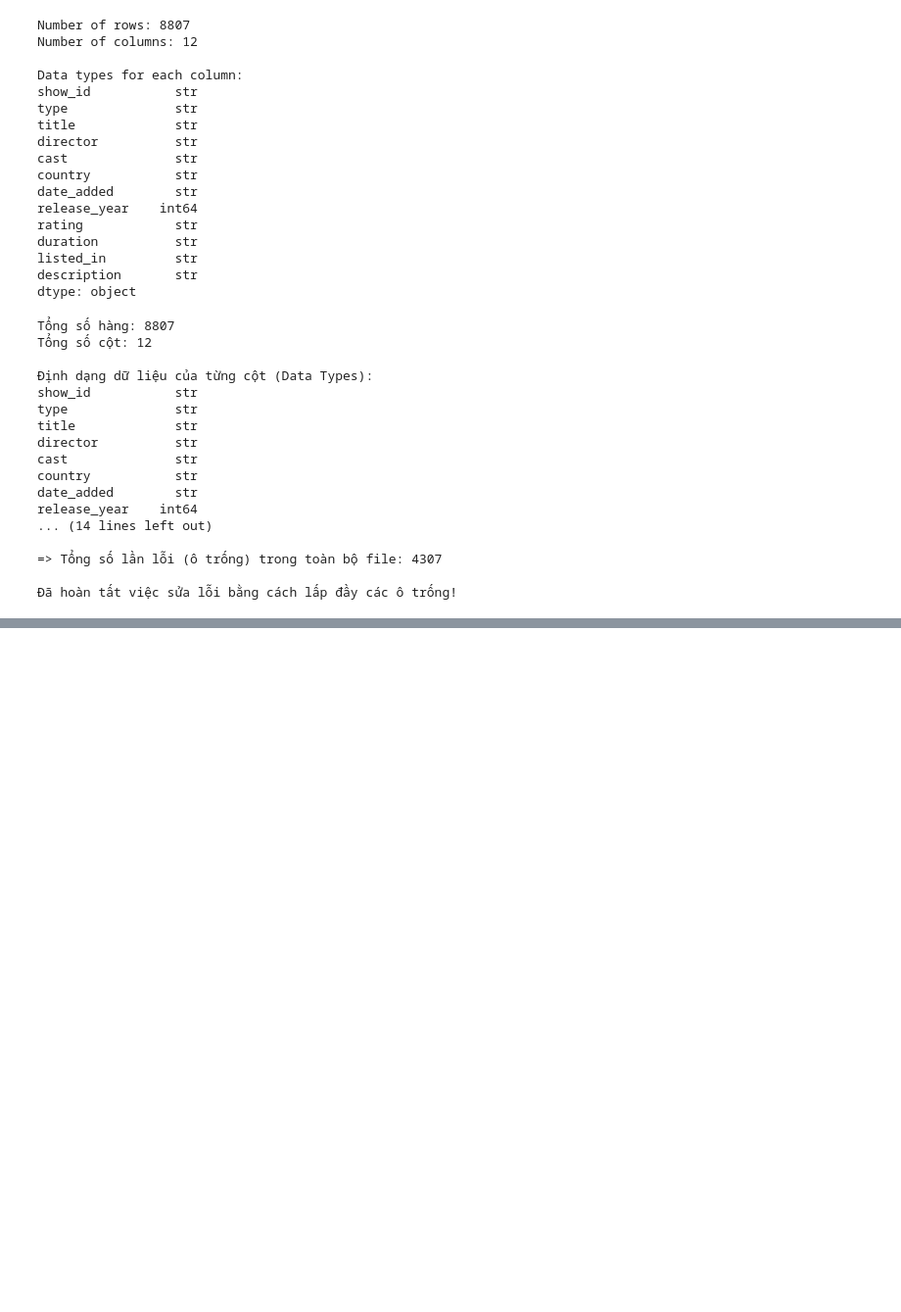
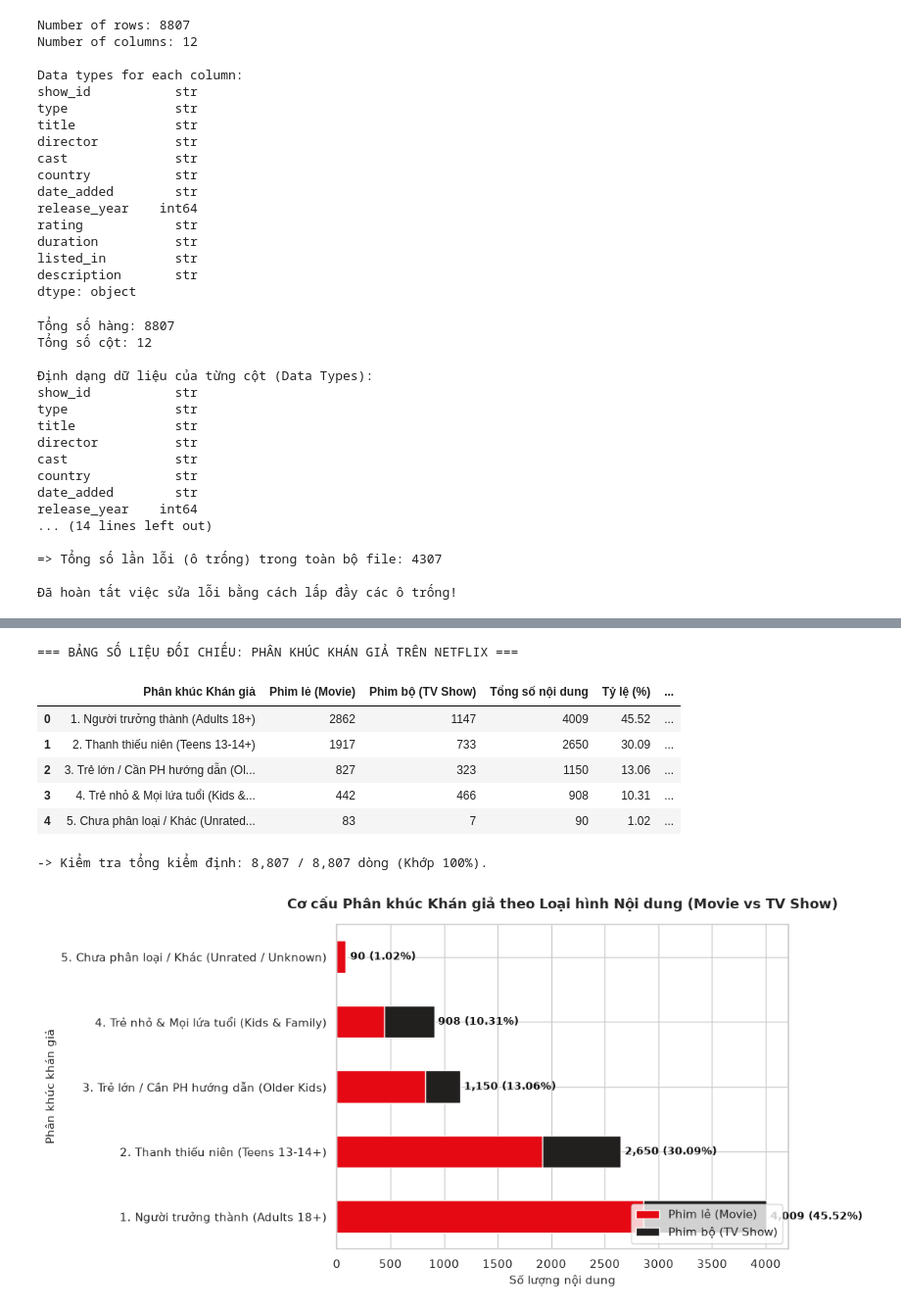
Before and after one commit to NguyenThienLuan-lang/module_4, a Jupyter notebook: Untitled.ipynb, the cells around one changed output, grey strips where cells are left out. Shown at 98% size. Drawn from its saved outputs; the diff is of its cells as text; code cells hidden in the pictures; blank space fills up the shorter version.

```diff
--- a/Untitled.ipynb
+++ b/Untitled.ipynb
@@ -85,0 +340,68 @@ release_year    int64
+# %%
+# 4. Kiểm tra và đối chiếu phân khúc khán giả
+def map_audience_segment(r):
+    if r in ['TV-MA', 'R', 'NC-17']:
+        return '1. Người trưởng thành (Adults 18+)'
+    elif r in ['TV-14', 'PG-13']:
+        return '2. Thanh thiếu niên (Teens 13-14+)'
+    elif r in ['TV-PG', 'PG']:
+        return '3. Trẻ lớn / Cần PH hướng dẫn (Older Kids)'
+    elif r in ['TV-Y7', 'TV-Y', 'TV-G', 'G', 'TV-Y7-FV']:
+        return '4. Trẻ nhỏ & Mọi lứa tuổi (Kids & Family)'
+    else:
+        return '5. Chưa phân loại / Khác (Unrated / Unknown)'
+
+df_cleaned['audience_segment'] = df_cleaned['rating'].apply(map_audience_segment)
+
+# Bảng đối chiếu số liệu chi tiết
+table_audience = df_cleaned.groupby('audience_segment').agg(
+    So_luong_Movie=('type', lambda x: (x == 'Movie').sum()),
+    So_luong_TVShow=('type', lambda x: (x == 'TV Show').sum()),
+    Tong_so_luong=('show_id', 'count')
+).reset_index()
+
+table_audience.columns = ['Phân khúc Khán giả', 'Phim lẻ (Movie)', 'Phim bộ (TV Show)', 'Tổng số nội dung']
+table_audience['Tỷ lệ (%)'] = (table_audience['Tổng số nội dung'] / total_records * 100).round(2)
+
+segment_details = [
+    'Mã: TV-MA (3,207), R (799), NC-17 (3) - Dành riêng khán giả trưởng thành',
+    'Mã: TV-14 (2,160), PG-13 (490) - Phù hợp lứa tuổi từ 13, 14 tuổi trở lên',
+    'Mã: TV-PG (863), PG (287) - Khuyến cáo định hướng và đồng hành của phụ huynh',
+    'Mã: TV-Y7 (334), TV-Y (307), TV-G (220), G (41), TV-Y7-FV (6) - Trẻ em & gia đình',
+    'Mã: NR (80), Unknown (7), UR (3) - Chưa phân loại hoặc thiếu dữ liệu'
+]
+table_audience['Mã Rating tương ứng & Ý nghĩa'] = segment_details
+
+print("=== BẢNG SỐ LIỆU ĐỐI CHIẾU: PHÂN KHÚC KHÁN GIẢ TRÊN NETFLIX ===")
+display(table_audience)
+print(f"-> Kiểm tra tổng kiểm định: {table_audience['Tổng số nội dung'].sum():,} / {total_records:,} dòng (Khớp 100%).")
+
+# Biểu diễn bằng BIỂU ĐỒ CỘT XẾP CHỒNG (STACKED BAR CHART)
+fig, ax = plt.subplots(figsize=(11, 5.5))
+plot_data = table_audience.set_index('Phân khúc Khán giả')[['Phim lẻ (Movie)', 'Phim bộ (TV Show)']]
+plot_data.plot(kind='barh', stacked=True, color=['#E50914', '#221F1F'], ax=ax, edgecolor='white')
+
+plt.title('Cơ cấu Phân khúc Khán giả theo Loại hình Nội dung (Movie vs TV Show)', fontsize=13, fontweight='bold', pad=15)
+plt.xlabel('Số lượng nội dung', fontsize=11)
+plt.ylabel('Phân khúc khán giả', fontsize=11)
+plt.legend(['Phim lẻ (Movie)', 'Phim bộ (TV Show)'], loc='lower right', frameon=True, facecolor='white')
+
+# Hiển thị tổng số lượng và % ở cuối mỗi thanh
+for i, total in enumerate(table_audience['Tổng số nội dung']):
+    pct = table_audience.loc[i, 'Tỷ lệ (%)']
+    ax.annotate(f" {total:,} ({pct}%)",
+                (total, i),
+                va='center', fontsize=10, fontweight='bold', color='#111111')
+
+plt.tight_layout()
+plt.show()
+# %% [output]
+=== BẢNG SỐ LIỆU ĐỐI CHIẾU: PHÂN KHÚC KHÁN GIẢ TRÊN NETFLIX ===
+|  | Phân khúc Khán giả | Phim lẻ (Movie) | Phim bộ (TV Show) | Tổng số nội dung | Tỷ lệ (%) | ... |
+| 0 | 1. Người trưởng thành (Adults 18+) | 2862 | 1147 | 4009 | 45.52 | ... |
+| 1 | 2. Thanh thiếu niên (Teens 13-14+) | 1917 | 733 | 2650 | 30.09 | ... |
+| 2 | 3. Trẻ lớn / Cần PH hướng dẫn (Ol... | 827 | 323 | 1150 | 13.06 | ... |
+| 3 | 4. Trẻ nhỏ & Mọi lứa tuổi (Kids &... | 442 | 466 | 908 | 10.31 | ... |
+| 4 | 5. Chưa phân loại / Khác (Unrated... | 83 | 7 | 90 | 1.02 | ... |
+-> Kiểm tra tổng kiểm định: 8,807 / 8,807 dòng (Khớp 100%).
+[figure, added]
```
Also changed, not shown: parts of 12 cells of this notebook.
